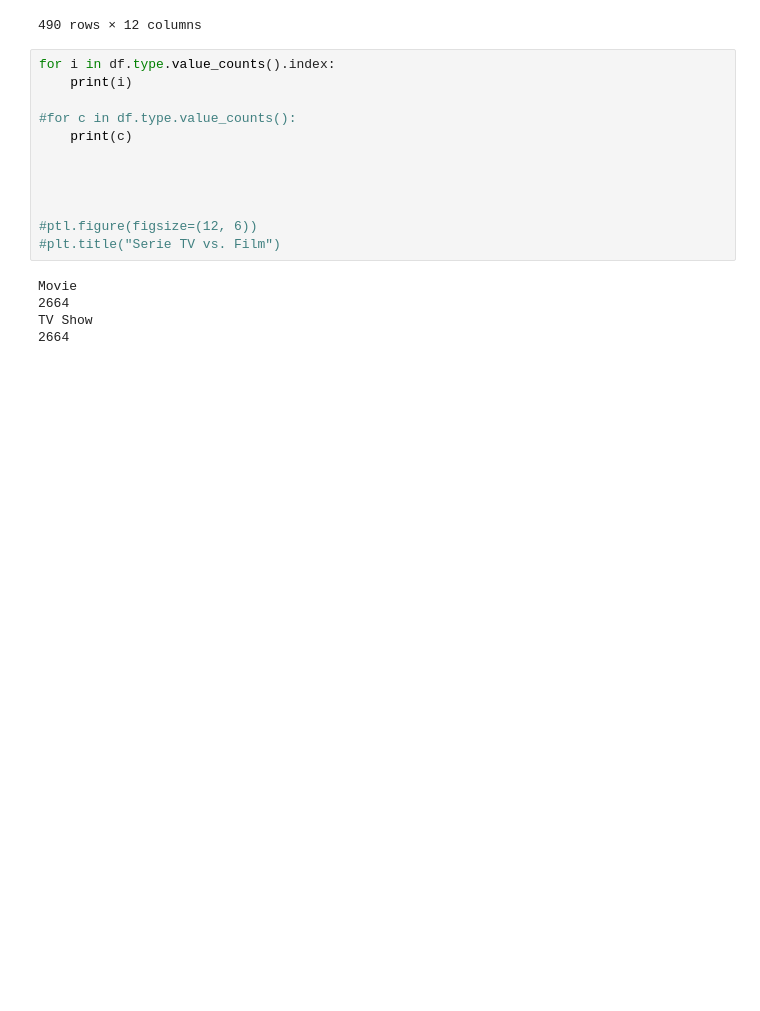
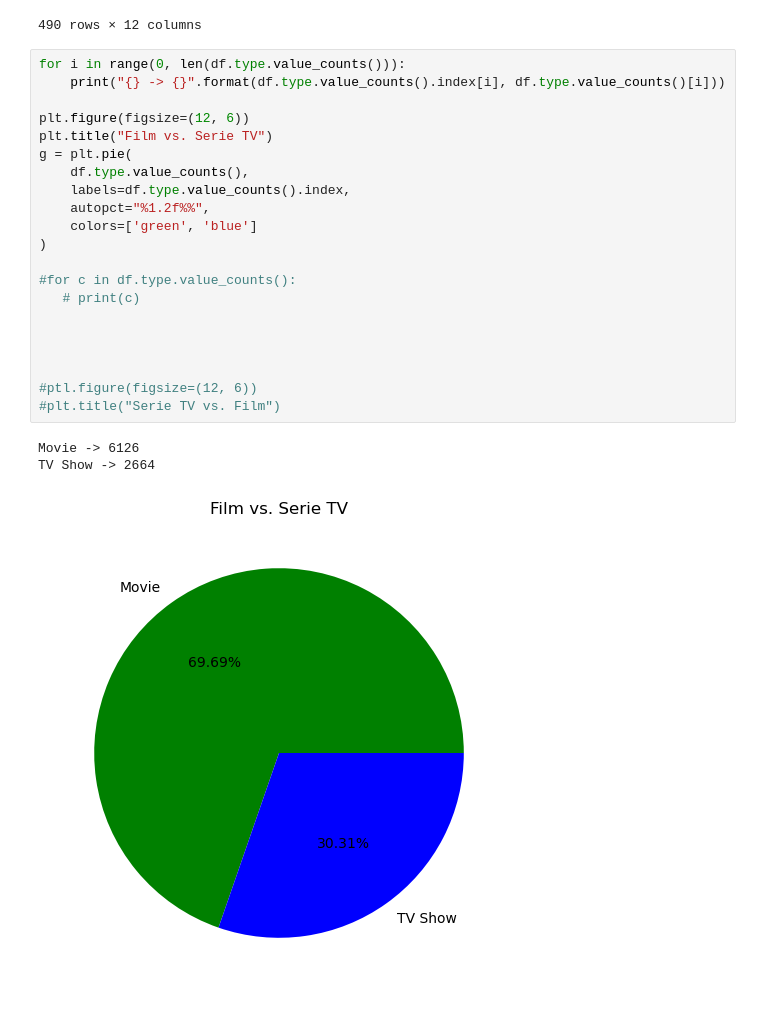
Before and after one commit to Fabietto1988/DataSet-Netflix, a Jupyter notebook: Data Exploration e Preprocessing su Dataset Netflix.ipynb, the cells around one changed output. Saved outputs shown, nothing was run; the diff lists cells and outputs as text; blank space fills up the shorter version.

```diff
--- a/Data Exploration e Preprocessing su Dataset Netflix.ipynb
+++ b/Data Exploration e Preprocessing su Dataset Netflix.ipynb
@@ -209,19 +214,27 @@ df.groupby('rating').get_group("PG-13").sort_values(by=['release_year'], ascendi
 | 7839 | s7840 | Movie | Rebel Without a Cause | Nicholas Ray | James Dean, Natalie Wood, Sal Min... | United States | November 1, 2019 | 1955 | PG-13 | 111 min | ... |
 490 rows × 12 columns
 # %%
-for i in df.type.value_counts().index:
-    print(i)
+for i in range(0, len(df.type.value_counts())):
+    print("{} -> {}".format(df.type.value_counts().index[i], df.type.value_counts()[i]))
+
+plt.figure(figsize=(12, 6))
+plt.title("Film vs. Serie TV")
+g = plt.pie(
+    df.type.value_counts(),
+    labels=df.type.value_counts().index,
+    autopct="%1.2f%%",
+    colors=['green', 'blue']
+)
 
 #for c in df.type.value_counts():
-    print(c)
+   # print(c)
 
 
 
 
 #ptl.figure(figsize=(12, 6))
 #plt.title("Serie TV vs. Film")
 # %% [output]
-Movie
-2664
-TV Show
-2664
+Movie -> 6126
+TV Show -> 2664
+[figure, added]
```
Also changed, not shown: parts of 52 cells of this notebook.
